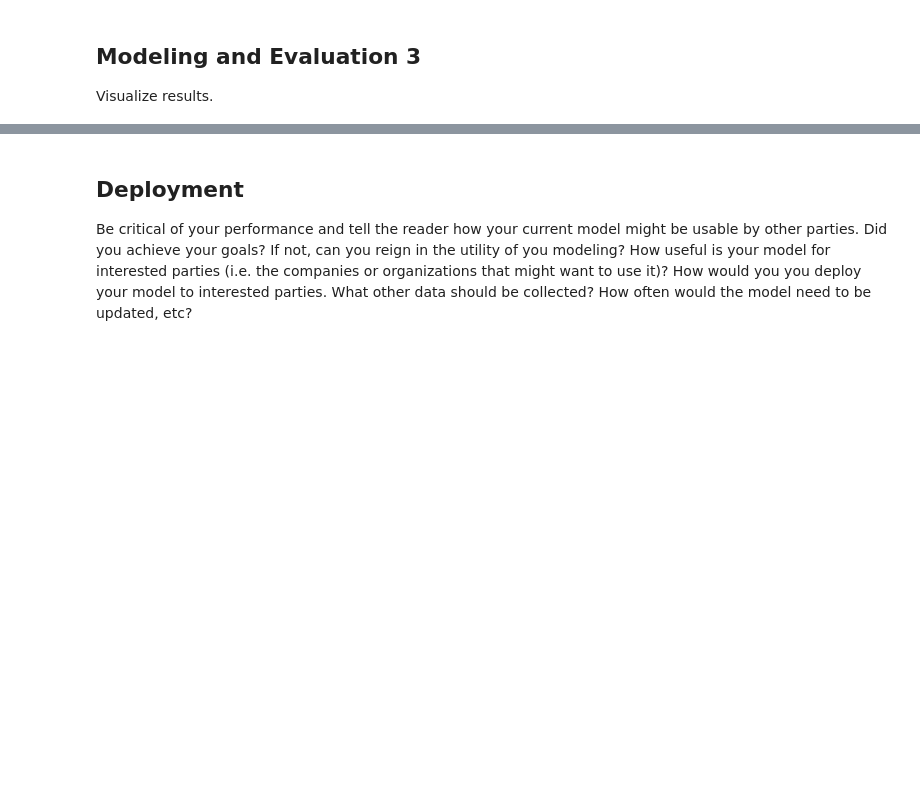
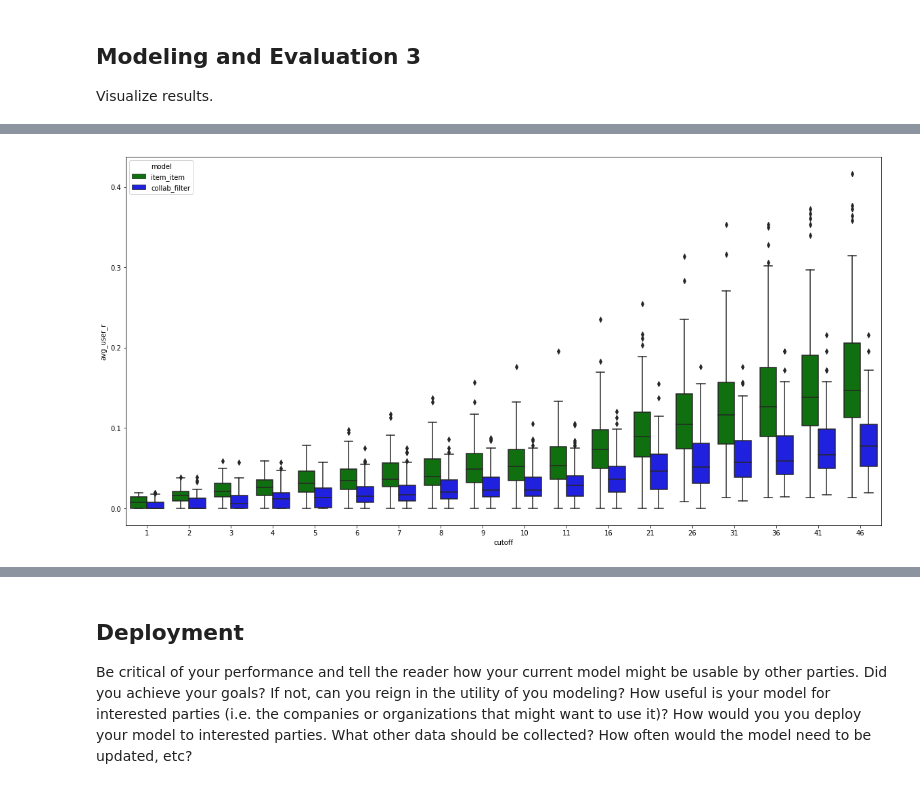
Before and after one commit to JackNelson/MSDS7331_Project3, a Jupyter notebook: MSDS7331_Lab3_AbrahamHarrisHidgonNelson.ipynb, the cells around one changed output, grey strips where cells are left out. Drawn from its saved outputs; the diff is of its cells as text; code cells hidden in the pictures; blank space fills up the shorter version.

```diff
--- a/MSDS7331_Lab3_AbrahamHarrisHidgonNelson.ipynb
+++ b/MSDS7331_Lab3_AbrahamHarrisHidgonNelson.ipynb
@@ -818,0 +861,6 @@ Summarize the ramifications.
+# %%
+fig, ax = plt.subplots(figsize=(20, 10))
+ax = sns.boxplot(x="cutoff", y="avg_user_r", hue="model", palette=dict(item_item = 'g', collab_filter = 'b'),
+                 data=user_pr_avgs.to_dataframe())
+# %% [output]
+[figure, added]
```
Also changed, not shown: parts of 9 cells of this notebook.
